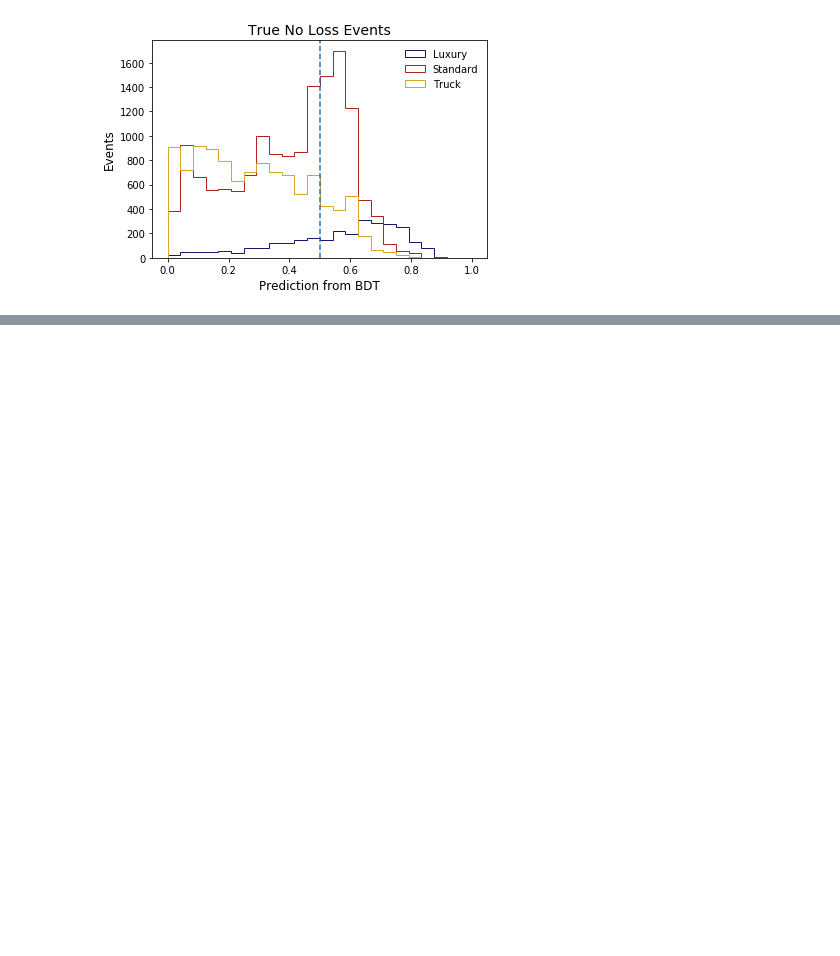
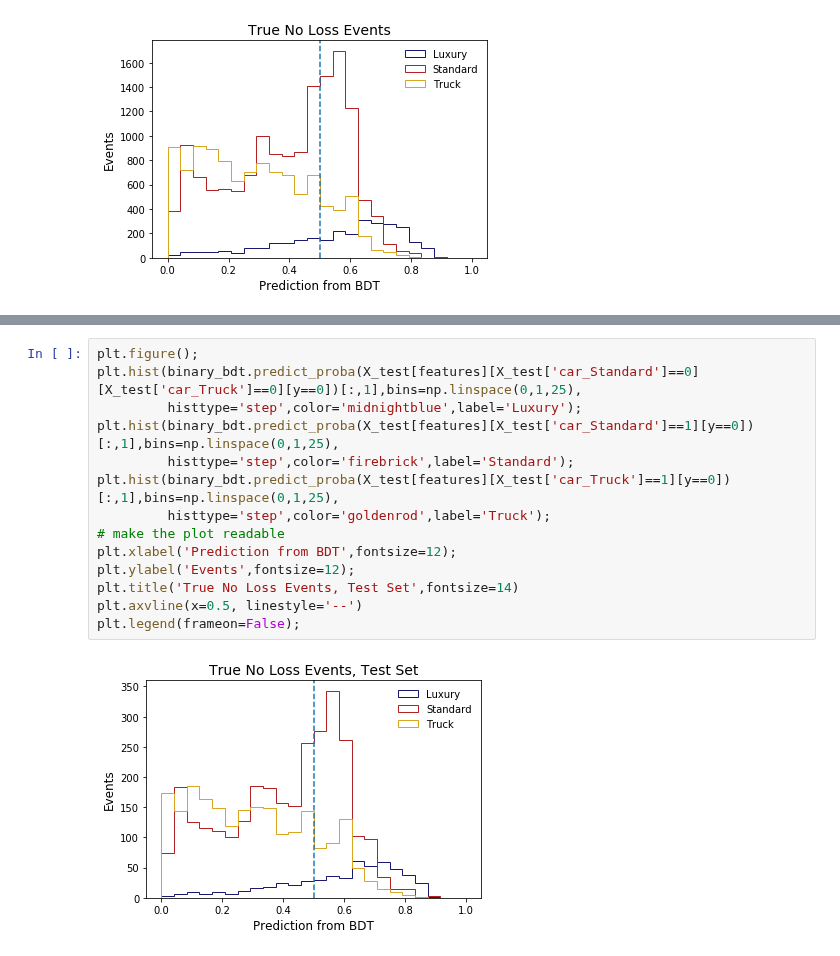
Before and after one commit to JTBarkeloo/JupyterNotebooks, a Jupyter notebook: MRM Assessment.ipynb, the cells around one changed output, grey strips where cells are left out. Cells and saved outputs as stored; diff of their text form; blank space fills up the shorter version.

```diff
--- a/MRM Assessment.ipynb
+++ b/MRM Assessment.ipynb
@@ -727,0 +750,16 @@ plt.legend(frameon=False);
+# %%
+plt.figure();
+plt.hist(binary_bdt.predict_proba(X_test[features][X_test['car_Standard']==0][X_test['car_Truck']==0][y==0])[:,1],bins=np.linspace(0,1,25),
+         histtype='step',color='midnightblue',label='Luxury');
+plt.hist(binary_bdt.predict_proba(X_test[features][X_test['car_Standard']==1][y==0])[:,1],bins=np.linspace(0,1,25),
+         histtype='step',color='firebrick',label='Standard');
+plt.hist(binary_bdt.predict_proba(X_test[features][X_test['car_Truck']==1][y==0])[:,1],bins=np.linspace(0,1,25),
+         histtype='step',color='goldenrod',label='Truck');
+# make the plot readable
+plt.xlabel('Prediction from BDT',fontsize=12);
+plt.ylabel('Events',fontsize=12);
+plt.title('True No Loss Events, Test Set',fontsize=14)
+plt.axvline(x=0.5, linestyle='--')
+plt.legend(frameon=False);
+# %% [output]
+[figure, added]
```
Also changed, not shown: parts of 7 cells of this notebook, 16 other files.
